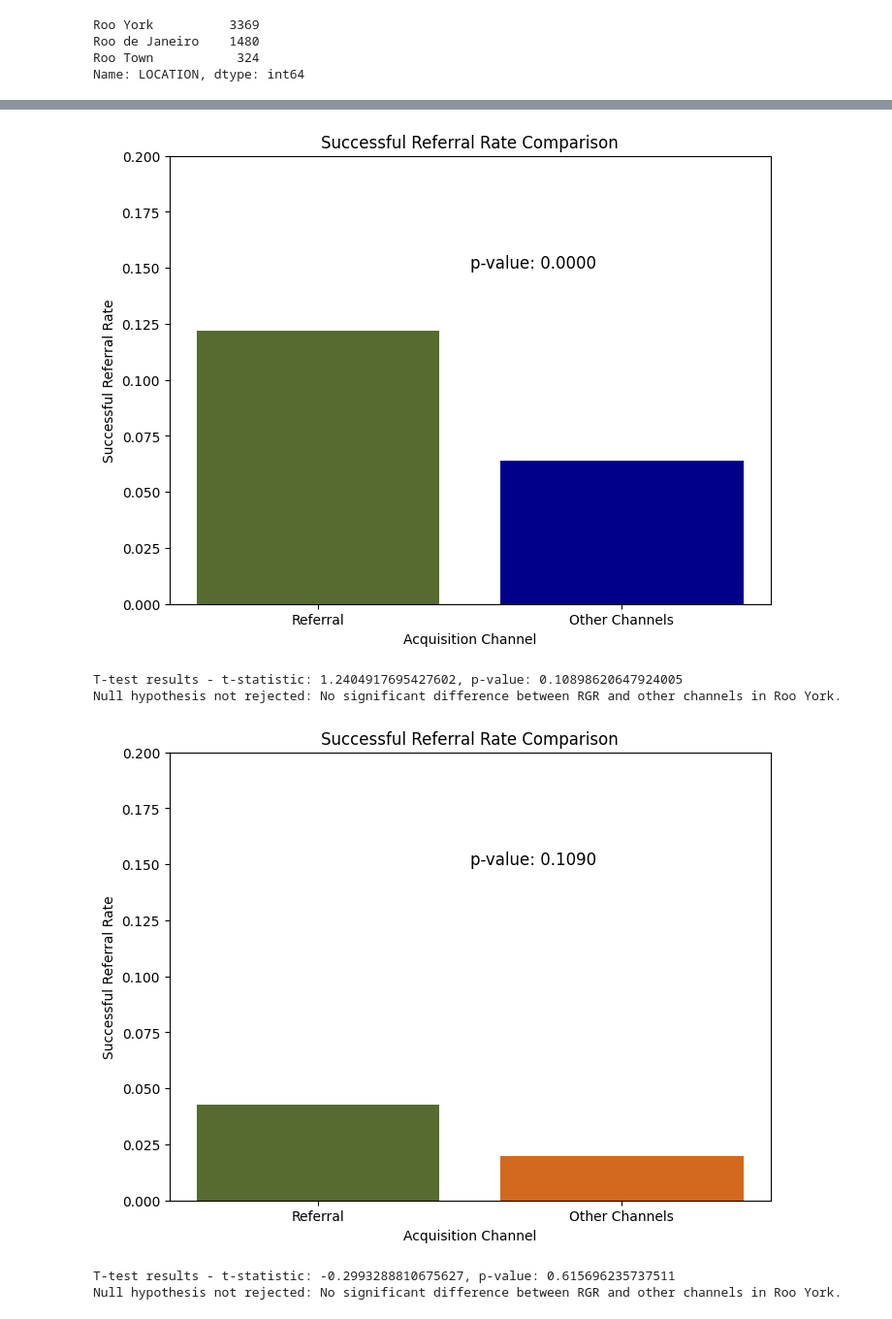
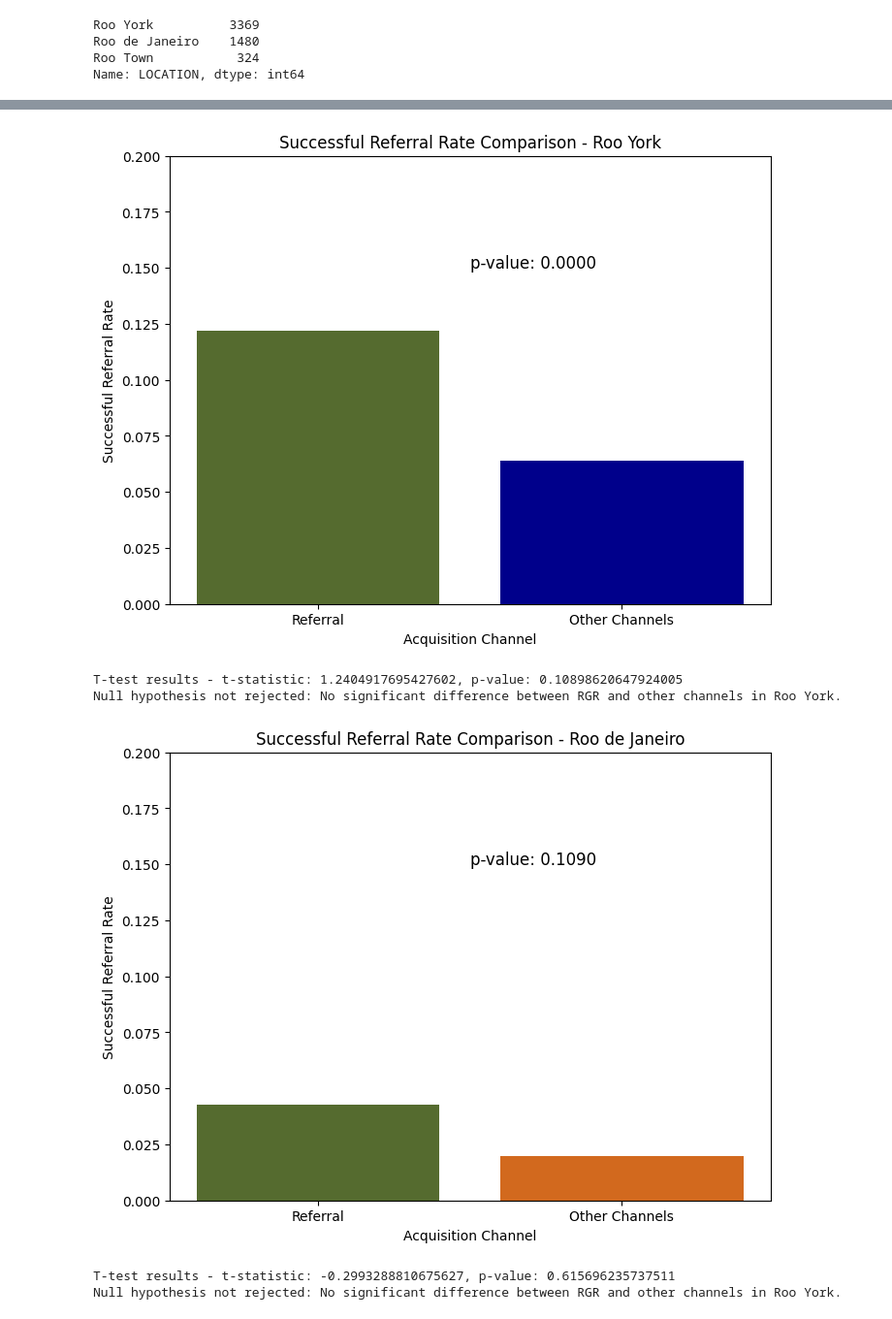
Before and after one commit to pradeepvaranasi/RiderGetRider_CaseStudy, a Jupyter notebook: Food_Delivery_App_RGR.ipynb, the cells around one changed output, grey strips where cells are left out. Shown at 97% size. Drawn from its saved outputs; the diff is of its cells as text; code cells hidden in the pictures.

```diff
--- a/Food_Delivery_App_RGR.ipynb
+++ b/Food_Delivery_App_RGR.ipynb
@@ -888,12 +888,12 @@ plt.figure(figsize=(8, 6))
 plt.bar(['Referral', 'Other Channels'], [rgr_data['SUCCESSFUL_REFERRAL_RATE'].mean(), other_channels_data['SUCCESSFUL_REFERRAL_RATE'].mean()], color=['darkolivegreen', 'darkblue'])
 plt.xlabel('Acquisition Channel')
 plt.ylabel('Successful Referral Rate')
-plt.title('Successful Referral Rate Comparison')
+plt.title('Successful Referral Rate Comparison - Roo York')
 plt.annotate(f'p-value: {p_value:.4f}', xy=(0.5, 0.15), fontsize=12, color='black')
 plt.ylim(0, 0.2)  # Adjust the y-axis limits as needed
 plt.show()
 # %% [output]
-[figure, old version]
+[figure, new version]
 # %%
 # Import necessary libraries
 import pandas as pd
@@ -922,15 +922,15 @@ Null hypothesis not rejected: No significant difference between RGR and other ch
 # %%
 # Create a bar chart to visualize the comparison
 plt.figure(figsize=(8, 6))
 plt.bar(['Referral', 'Other Channels'], [rgr_data['SUCCESSFUL_REFERRAL_RATE'].mean(), other_channels_data['SUCCESSFUL_REFERRAL_RATE'].mean()], color=['darkolivegreen', 'chocolate'])
 plt.xlabel('Acquisition Channel')
 plt.ylabel('Successful Referral Rate')
-plt.title('Successful Referral Rate Comparison')
+plt.title('Successful Referral Rate Comparison - Roo de Janeiro')
 plt.annotate(f'p-value: {p_value:.4f}', xy=(0.5, 0.15), fontsize=12, color='black')
 plt.ylim(0, 0.2)  # Adjust the y-axis limits as needed
 plt.show()
 # %% [output]
-[figure, old version]
+[figure, new version]
 # %%
 # Import necessary libraries
 import pandas as pd
```
Also changed, not shown: parts of 3 cells of this notebook.
